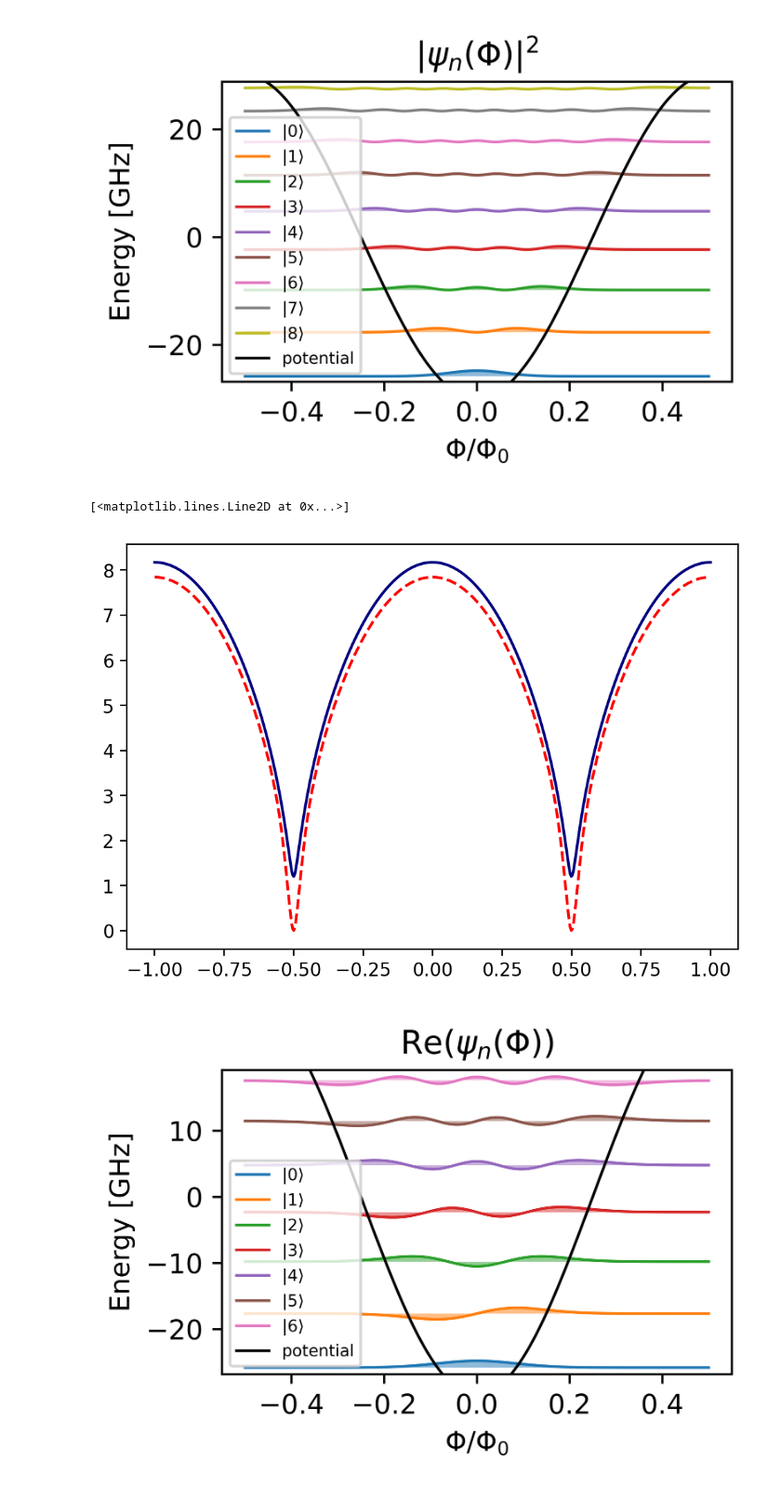
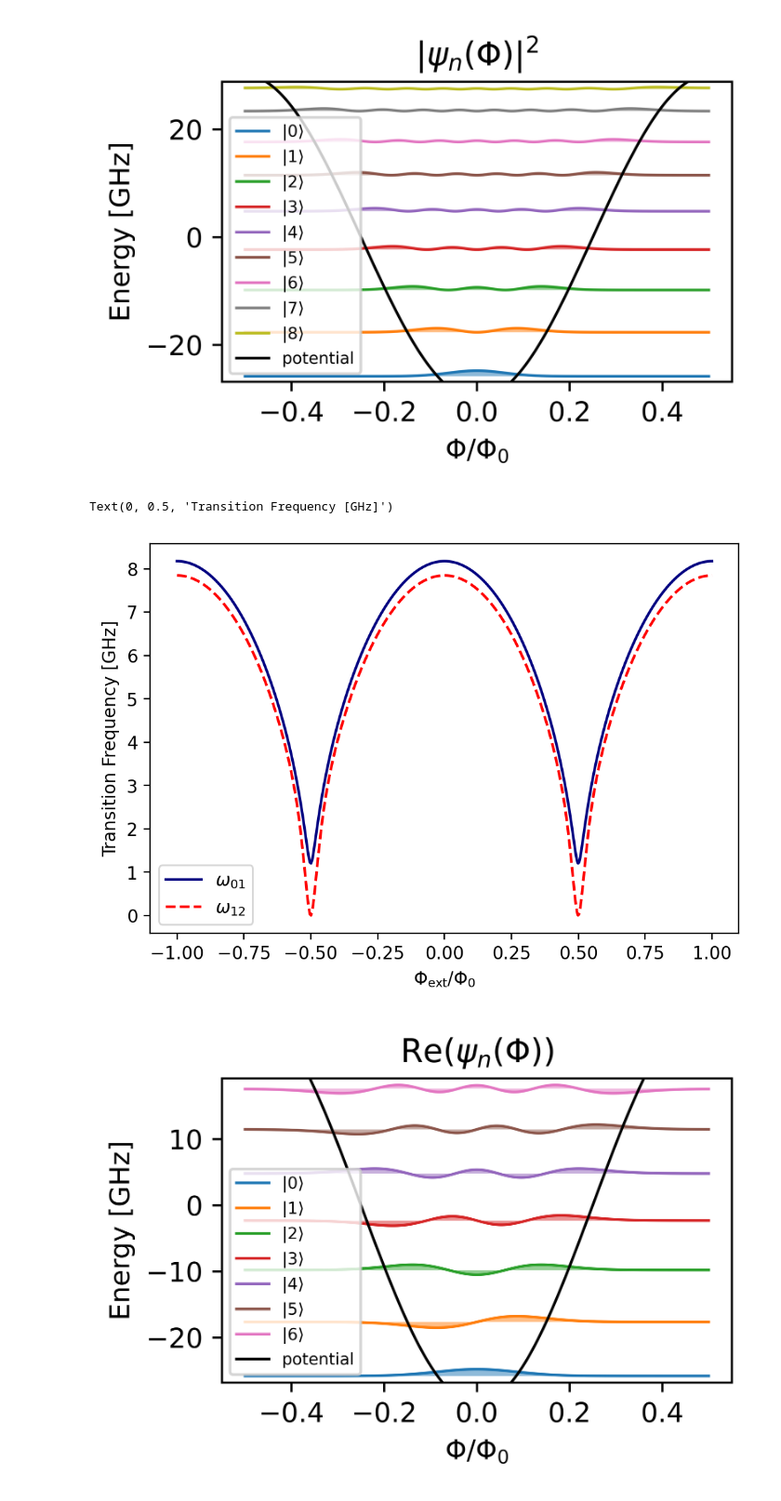
Before and after one commit to EQuS/qcsys, a Jupyter notebook: tutorials/2-transmon.ipynb, the cells around one changed output. Shown at 93% size. Saved outputs shown, nothing was run; the diff lists cells and outputs as text; code cells hidden in the pictures.

```diff
--- a/tutorials/2-transmon.ipynb
+++ b/tutorials/2-transmon.ipynb
@@ -116,10 +116,13 @@ f_21s = jnp.array(f_21s)
 # %%
 fig, ax = plt.subplots(1, 1, figsize=(6,4), dpi=200)
 ax.plot(phi_exts, f_10s, label=r"$\omega_{01}$", color="navy")
 ax.plot(phi_exts, f_21s, label=r"$\omega_{12}$", color="red", linestyle="--")
+ax.set_xlabel(r"$\Phi_{\rm ext}/\Phi_0$")
+ax.legend()
+ax.set_ylabel(r"Transition Frequency [GHz]")
 # %% [output]
-[<matplotlib.lines.Line2D at 0x...>]
+Text(0, 0.5, 'Transition Frequency [GHz]')
-[figure, old version]
+[figure, new version]
 # %%
 phi_vals = jnp.linspace(-0.5,0.5,500)
 axs = qubit.plot_wavefunctions(phi_vals, max_n = 7, mode="real")
```
Also changed, not shown: 6 other files.
